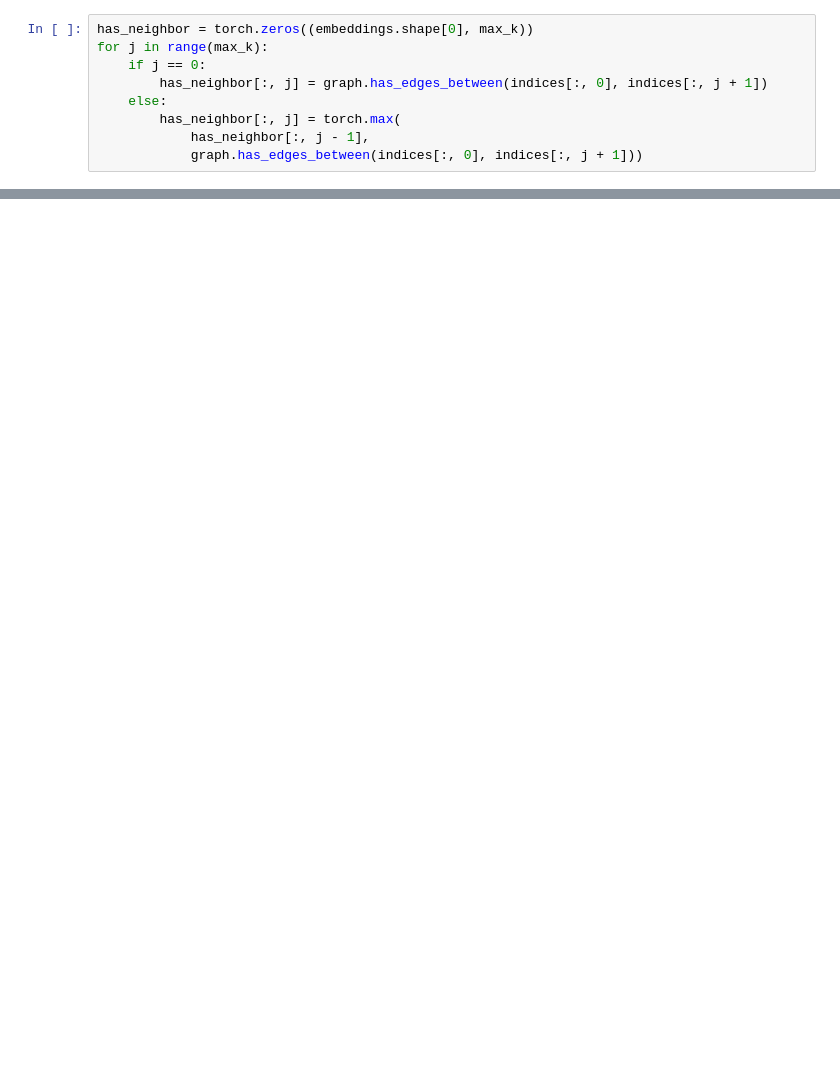
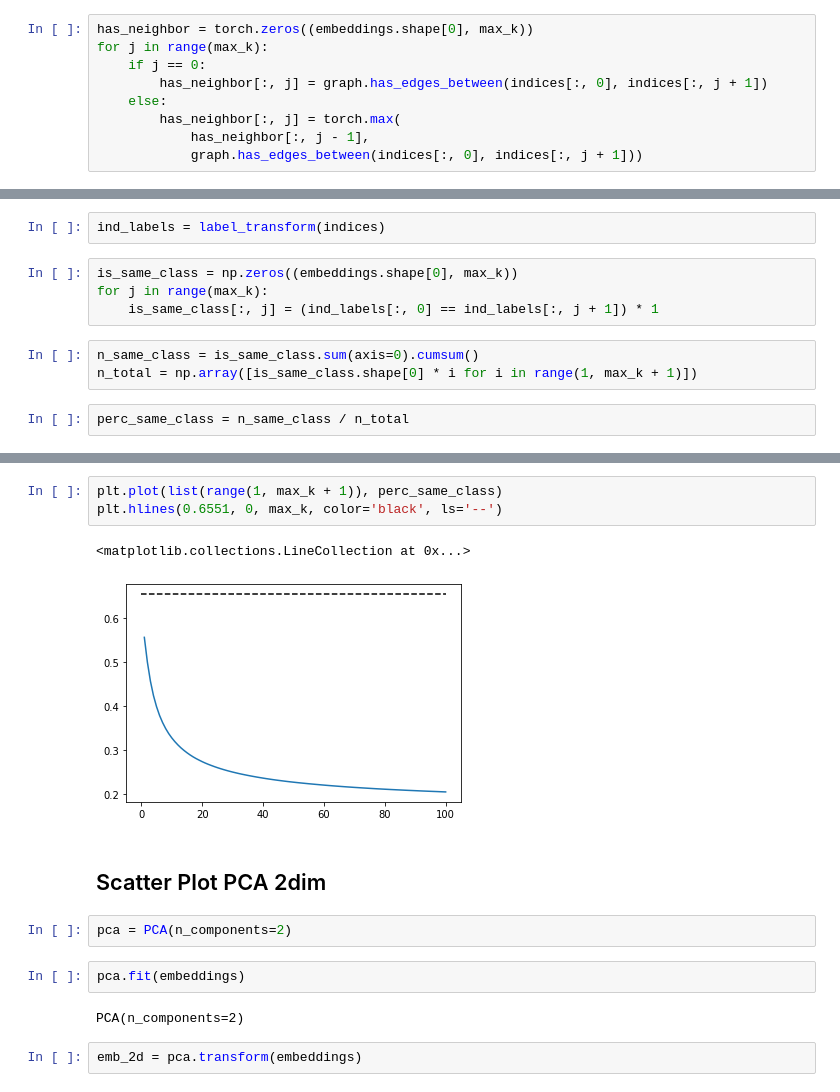
Before and after one commit to caiolmart/node-concordance, a Jupyter notebook: notebooks/transe_link_pred/02_evaluating_closest_neighbors.ipynb, the cells around one changed output, grey strips where cells are left out. Drawn from its saved outputs; the diff is of its cells as text; blank space fills up the shorter version.

```diff
--- a/notebooks/transe_link_pred/02_evaluating_closest_neighbors.ipynb
+++ b/notebooks/transe_link_pred/02_evaluating_closest_neighbors.ipynb
@@ -180,0 +252,11 @@ plt.plot(list(range(1, max_k + 1)), percentages)
+# %%
+ind_labels = label_transform(indices)
+# %%
+is_same_class = np.zeros((embeddings.shape[0], max_k))
+for j in range(max_k):
+    is_same_class[:, j] = (ind_labels[:, 0] == ind_labels[:, j + 1]) * 1
+# %%
+n_same_class = is_same_class.sum(axis=0).cumsum()
+n_total = np.array([is_same_class.shape[0] * i for i in range(1, max_k + 1)])
+# %%
+perc_same_class = n_same_class / n_total
@@ -180,0 +286,16 @@ plt.plot(list(range(1, max_k + 1)), percentages)
+# %%
+plt.plot(list(range(1, max_k + 1)), perc_same_class)
+plt.hlines(0.6551, 0, max_k, color='black', ls='--')
+# %% [output]
+<matplotlib.collections.LineCollection at 0x...>
+[figure, added]
+# %% [markdown]
+## Scatter Plot PCA 2dim
+# %%
+pca = PCA(n_components=2)
+# %%
+pca.fit(embeddings)
+# %% [output]
+PCA(n_components=2)
+# %%
+emb_2d = pca.transform(embeddings)
```
Also changed, not shown: parts of 31 cells of this notebook.
